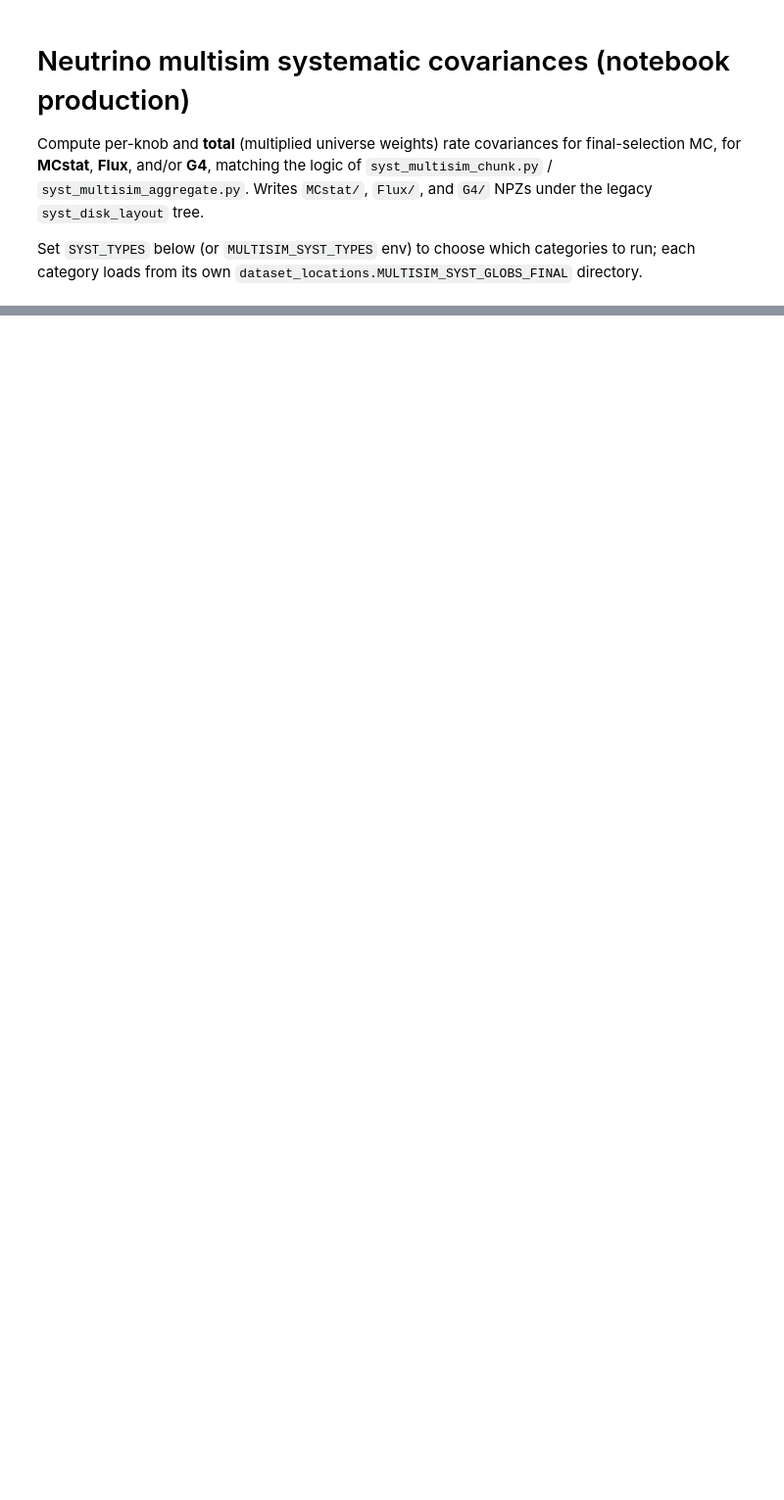
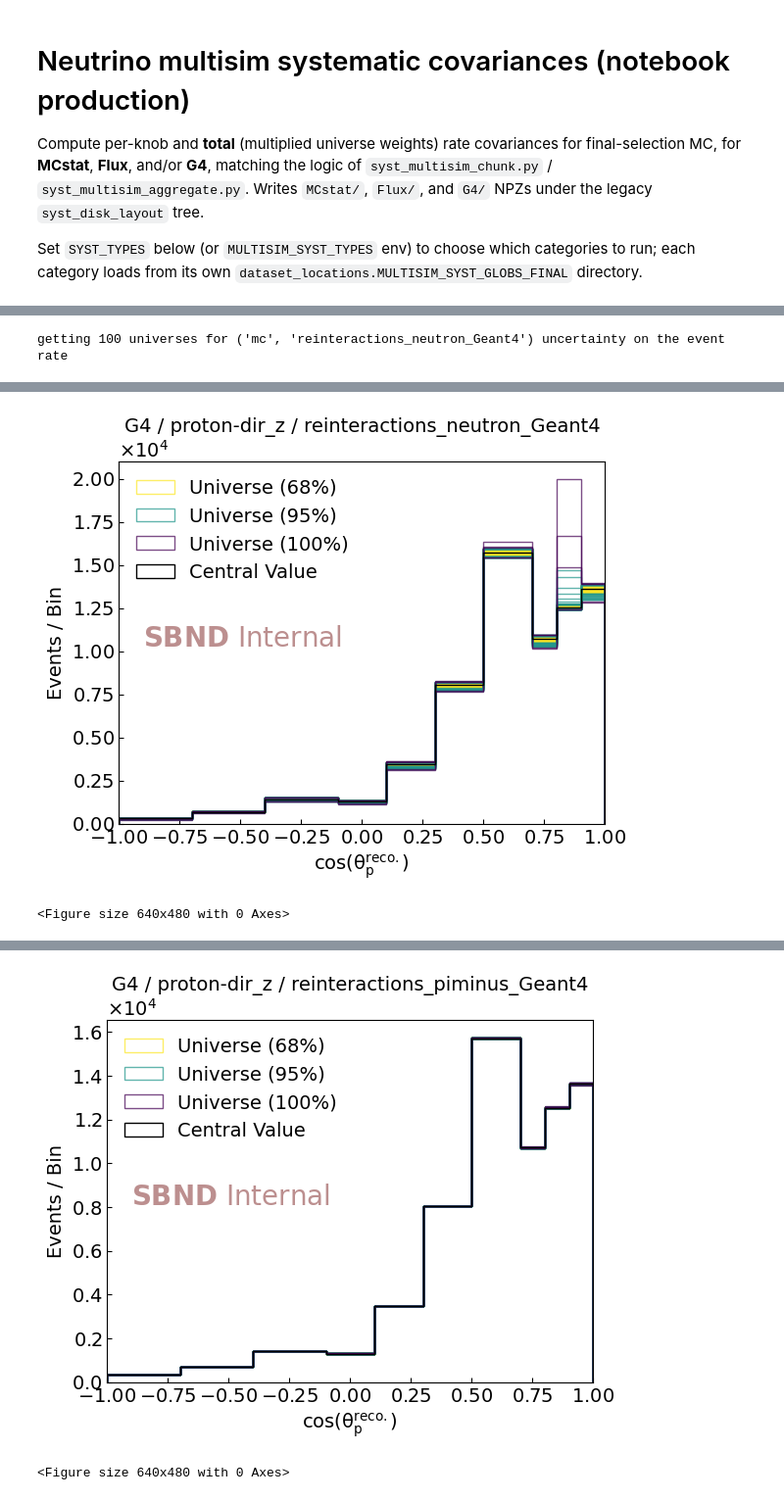
Before and after one commit to wjdanswjddl/cafpyana, a Jupyter notebook: analysis_village/numucc_1p0pi/notebooks/systematics.ipynb, the cells around one changed output, grey strips where cells are left out. Shown at 98% size. Saved outputs shown, nothing was run; the diff lists cells and outputs as text; code cells hidden in the pictures; blank space fills up the shorter version.

```diff
--- a/analysis_village/numucc_1p0pi/notebooks/systematics.ipynb
+++ b/analysis_village/numucc_1p0pi/notebooks/systematics.ipynb
@@ -64,7 +64,7 @@ def _log(msg):
 # --- which systematics to run (CSV or env MULTISIM_SYST_TYPES; default: all three) ---
 import os
 # _syst_types_env = os.environ.get('MULTISIM_SYST_TYPES', 'MCstat,Flux,G4')
-_syst_types_env = os.environ.get('MULTISIM_SYST_TYPES', 'Flux')
+_syst_types_env = os.environ.get('MULTISIM_SYST_TYPES', 'G4')
 SYST_TYPES = parse_neutrino_syst_type_csv(_syst_types_env)
 _log(f'systematic categories: {SYST_TYPES}')
 
@@ -183,23 +198,24 @@ for sn in SYST_TYPES:
 # %%
-var_configs = [VariableConfig.all_events(),
-                VariableConfig.muon_momentum(),
-                VariableConfig.muon_direction(),
-                VariableConfig.proton_momentum(),
+var_configs = [
+    # VariableConfig.all_events(),
+                # VariableConfig.muon_momentum(),
+                # VariableConfig.muon_direction(),
+                # VariableConfig.proton_momentum(),
                 VariableConfig.proton_direction(),
-                VariableConfig.tki_del_alpha(),
-                VariableConfig.tki_del_phi(),
-                VariableConfig.tki_del_Tp(),
-                VariableConfig.tki_del_p(),
-                VariableConfig.tki_del_Tp_x(),
-                VariableConfig.tki_del_Tp_y(),
-                VariableConfig.muon_direction_x(),
-                VariableConfig.muon_direction_y(),
-                VariableConfig.proton_direction_x(),
-                VariableConfig.proton_direction_y(),
+                # VariableConfig.tki_del_alpha(),
+                # VariableConfig.tki_del_phi(),
+                # VariableConfig.tki_del_Tp(),
+                # VariableConfig.tki_del_p(),
+                # VariableConfig.tki_del_Tp_x(),
+                # VariableConfig.tki_del_Tp_y(),
+                # VariableConfig.muon_direction_x(),
+                # VariableConfig.muon_direction_y(),
+                # VariableConfig.proton_direction_x(),
+                # VariableConfig.proton_direction_y(),
                 # VariableConfig.opening_angle(),
-                VariableConfig.vertex_x(),
-                VariableConfig.vertex_y(),
-                VariableConfig.vertex_z(),
+                # VariableConfig.vertex_x(),
+                # VariableConfig.vertex_y(),
+                # VariableConfig.vertex_z(),
                 ]
 
 cov_type = 'rate'
@@ -330,7 +359,8 @@ for sn in SYST_TYPES:
 
     _log(f'dropping bad {sn} weights ...')
     t_clean = time.time()
-    mc_evt_df = drop_bad_weights(evtdf_by_syst[sn], sn, knobs, n_univ)
+    # mc_evt_df = drop_bad_weights(evtdf_by_syst[sn], sn, knobs, n_univ)
+    mc_evt_df = evtdf_by_syst[sn]
     n_drop = len(evtdf_by_syst[sn]) - len(mc_evt_df)
     _log(f'{len(mc_evt_df):,} events after cleaning ({n_drop:,} dropped) in {time.time() - t_clean:.1f}s')
     if len(mc_evt_df) == 0:
@@ -489,3 +519,4 @@ for sn in SYST_TYPES:
     _log(f'{sn} variables: ' + ', '.join(sorted(syst_dict[sn].keys())))
 
 _log(f'ALL CATEGORIES done in {time.time() - t_all:.1f}s')
+# %% [output]
@@ -491,0 +527 @@ _log(f'ALL CATEGORIES done in {time.time() - t_all:.1f}s')
+getting 100 universes for ('mc', 'reinteractions_neutron_Geant4') uncertainty on the event rate
@@ -491,0 +529,2 @@ _log(f'ALL CATEGORIES done in {time.time() - t_all:.1f}s')
+[figure, added]
+<Figure size 640x480 with 0 Axes>
@@ -491,0 +532,2 @@ _log(f'ALL CATEGORIES done in {time.time() - t_all:.1f}s')
+[figure, added]
+<Figure size 640x480 with 0 Axes>
```
Also changed, not shown: parts of 9 cells of this notebook, 36 other files.
